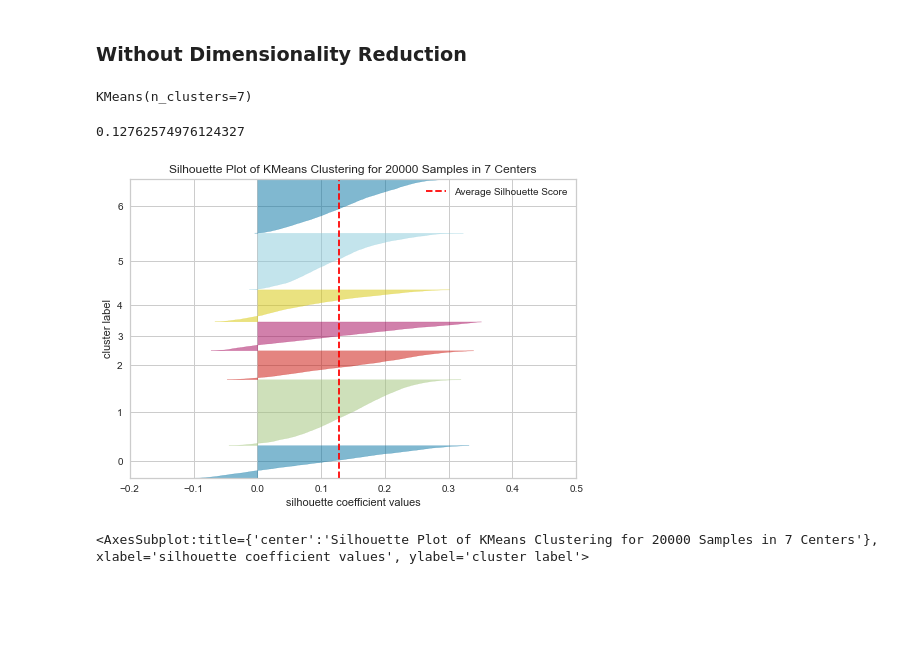
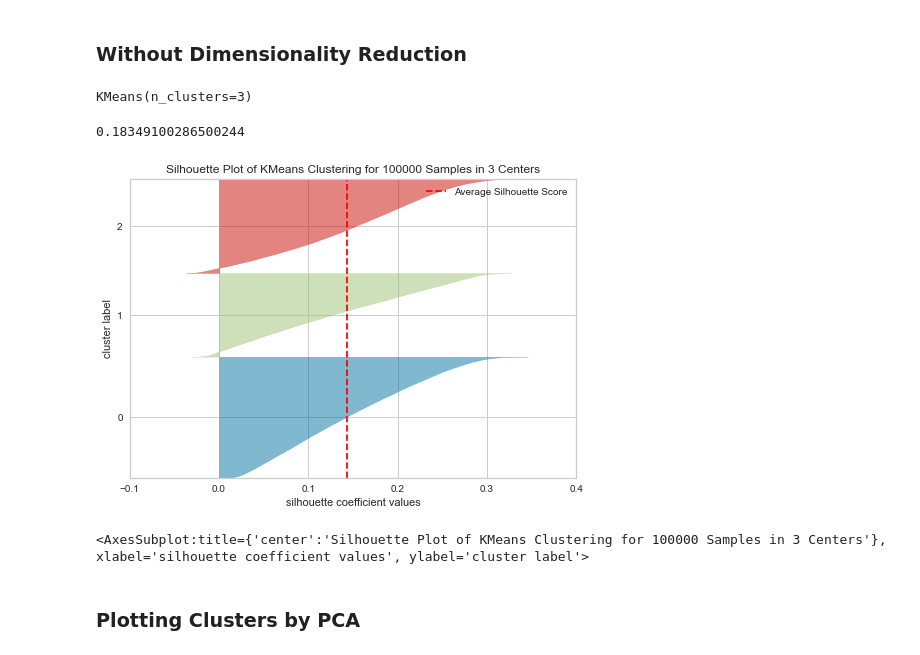
Before and after one commit to tsj1992/MScDM2020, a Jupyter notebook: Clustering_and_Visualizing_High_Dimensional_Data.ipynb, the cells around one changed output. Saved outputs shown, nothing was run; the diff lists cells and outputs as text; code cells hidden in the pictures; blank space fills up the shorter version.

Commit message:
plots and images

```diff
--- a/Clustering_and_Visualizing_High_Dimensional_Data.ipynb
+++ b/Clustering_and_Visualizing_High_Dimensional_Data.ipynb
@@ -40,9 +40,13 @@ from plotly.offline import download_plotlyjs, init_notebook_mode, plot, iplot
 # %% [markdown]
 ### Configuration Constants
 # %%
-RAND_SAMPLE_SIZE = 1000
-RAND_SAMPLE_SIZE_PCA = 10000
+RAND_SAMPLE_SIZE = 100000
+RAND_SAMPLE_SIZE_PCA = 25000
 RAND_SAMPLE_SIZE_TSNE = 1000
+
+N_CLUSTERS = 3
+
+PERPLEXITY = 50
 # %% [markdown]
 Now, let's import the dataset
 # %%
@@ -332,25 +353,29 @@ NameError: name 'silhouette_plot' is not defined
 # %% [markdown]
 ### Without Dimensionality Reduction
 # %%
-X_sub = pd.DataFrame(np.array(X.sample(RAND_SAMPLE_SIZE*20)))
+X_sub = pd.DataFrame(np.array(X.sample(RAND_SAMPLE_SIZE)))
 X_sub.columns = X.columns
 # %%
-kmeans_sub = KMeans(n_clusters=7)
+kmeans_sub = KMeans(n_clusters=N_CLUSTERS)
 # %%
 kmeans_sub.fit(X_sub)
 # %% [output]
-KMeans(n_clusters=7)
+KMeans(n_clusters=3)
 # %%
 clusters_sub = kmeans_sub.predict(X_sub)
+# %%
+X_sub["Cluster"] = clusters_sub
 # %%
 score_sub = silhouette_score(X_sub, kmeans_sub.labels_, metric='euclidean')
 score_sub
 # %% [output]
-0.12762574976124327
+0.18349100286500244
 # %%
-visualizer = SilhouetteVisualizer(kmeans_sub, colors='yellowbrick')
-visualizer.fit(X_sub)        # Fit the data to the visualizer
-visualizer.show()
+visualizer_sub = SilhouetteVisualizer(kmeans_sub, colors='yellowbrick')
+visualizer_sub.fit(X_sub.drop("Cluster", axis=1))        # Fit the data to the visualizer
+visualizer_sub.show()
 # %% [output]
-[figure, old version]
+[figure, new version]
-<AxesSubplot:title={'center':'Silhouette Plot of KMeans Clustering for 20000 Samples in 7 Centers'}, xlabel='silhouette coefficient values', ylabel='cluster label'>
+<AxesSubplot:title={'center':'Silhouette Plot of KMeans Clustering for 100000 Samples in 3 Centers'}, xlabel='silhouette coefficient values', ylabel='cluster label'>
+# %% [markdown]
+### Plotting Clusters by PCA
```
Also changed, not shown: parts of 43 cells of this notebook, 13 other files.
